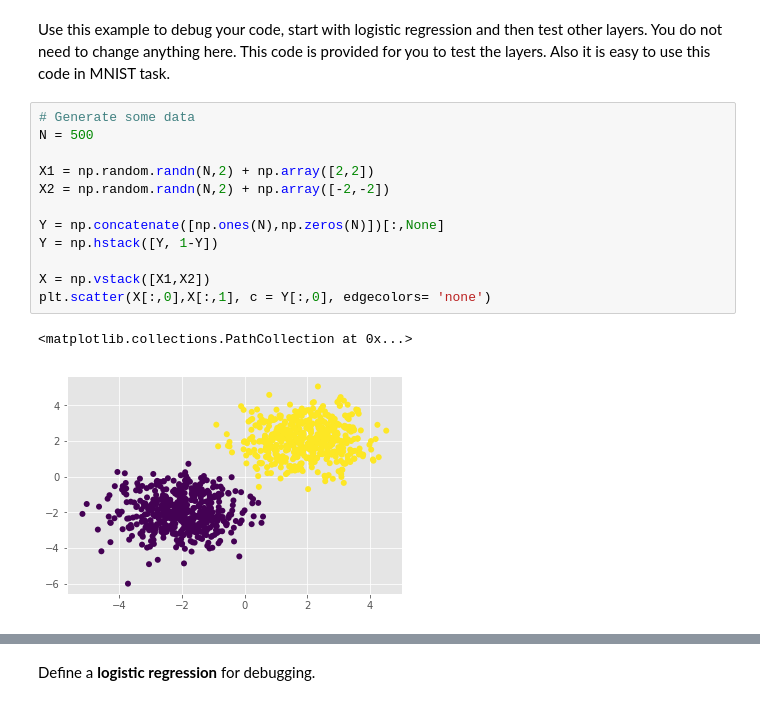
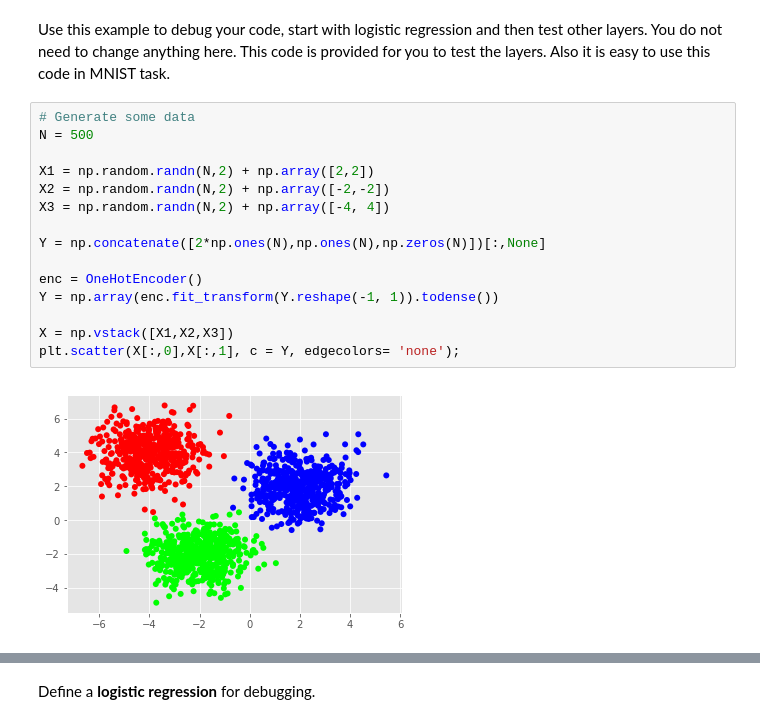
Before and after one commit to hov1417/NNHomework, a Jupyter notebook: session1/assignment2_main.ipynb, the cells around one changed output, grey strips where cells are left out. Cells and saved outputs as stored; diff of their text form.

```diff
--- a/session1/assignment2_main.ipynb
+++ b/session1/assignment2_main.ipynb
@@ -106,15 +144,17 @@ Use this example to debug your code, start with logistic regression and then tes
 # %%
 # Generate some data
 N = 500
 
 X1 = np.random.randn(N,2) + np.array([2,2])
 X2 = np.random.randn(N,2) + np.array([-2,-2])
+X3 = np.random.randn(N,2) + np.array([-4, 4])
 
-Y = np.concatenate([np.ones(N),np.zeros(N)])[:,None]
-Y = np.hstack([Y, 1-Y])
+Y = np.concatenate([2*np.ones(N),np.ones(N),np.zeros(N)])[:,None]
 
-X = np.vstack([X1,X2])
-plt.scatter(X[:,0],X[:,1], c = Y[:,0], edgecolors= 'none')
+enc = OneHotEncoder()
+Y = np.array(enc.fit_transform(Y.reshape(-1, 1)).todense())
+
+X = np.vstack([X1,X2,X3])
+plt.scatter(X[:,0],X[:,1], c = Y, edgecolors= 'none');
 # %% [output]
-<matplotlib.collections.PathCollection at 0x...>
-[figure, old version]
+[figure, new version]
```
Also changed, not shown: parts of 20 cells of this notebook, 1 other file.
